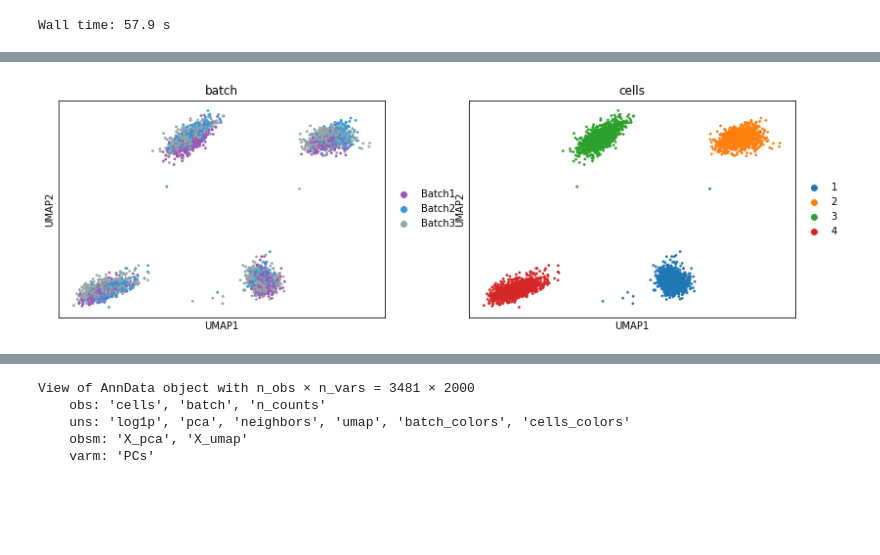
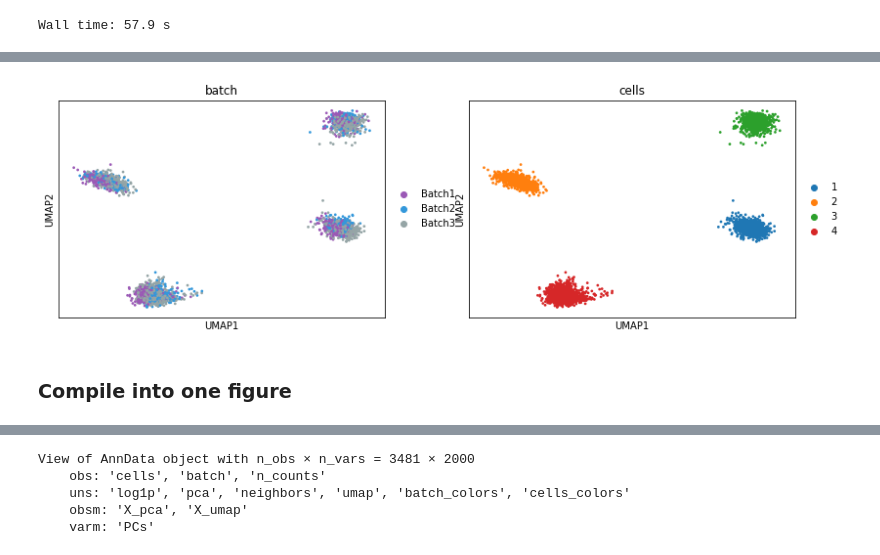
Before and after one commit to lkmklsmn/bbtnn, a Jupyter notebook: examples/Simulation version 3.ipynb, the cells around one changed output, grey strips where cells are left out. Drawn from its saved outputs; the diff is of its cells as text; code cells hidden in the pictures; blank space fills up the shorter version.

```diff
--- a/examples/Simulation version 3.ipynb
+++ b/examples/Simulation version 3.ipynb
@@ -71,7 +79,7 @@ from bbtnn.tnn_v3 import *
 # %%
 %%time
 adata_tnn = adata.copy()
-model = TNN(k = 50, batch_size = 32, n_epochs_without_progress = 2, verbose = 0)
+model = TNN(k = 50, batch_size = 32, n_epochs_without_progress = 5, verbose = 0)
 model.fit(X = adata, batch_name = "batch", Y = None)
 embedding = model.transform(X = adata)
 # %% [output]
@@ -87,5 +96,7 @@ new function
 # %%
-adata.obsm["X_umap"] = embedding
-sc.pl.umap(adata, color = ["batch", "cells"])
+adata_tnn.obsm["X_umap"] = embedding
+sc.pl.umap(adata_tnn, color = ["batch", "cells"])
 # %% [output]
-[figure, old version]
+[figure, new version]
+# %% [markdown]
+### Compile into one figure
```
Also changed, not shown: parts of 15 cells of this notebook, 7 other files.
